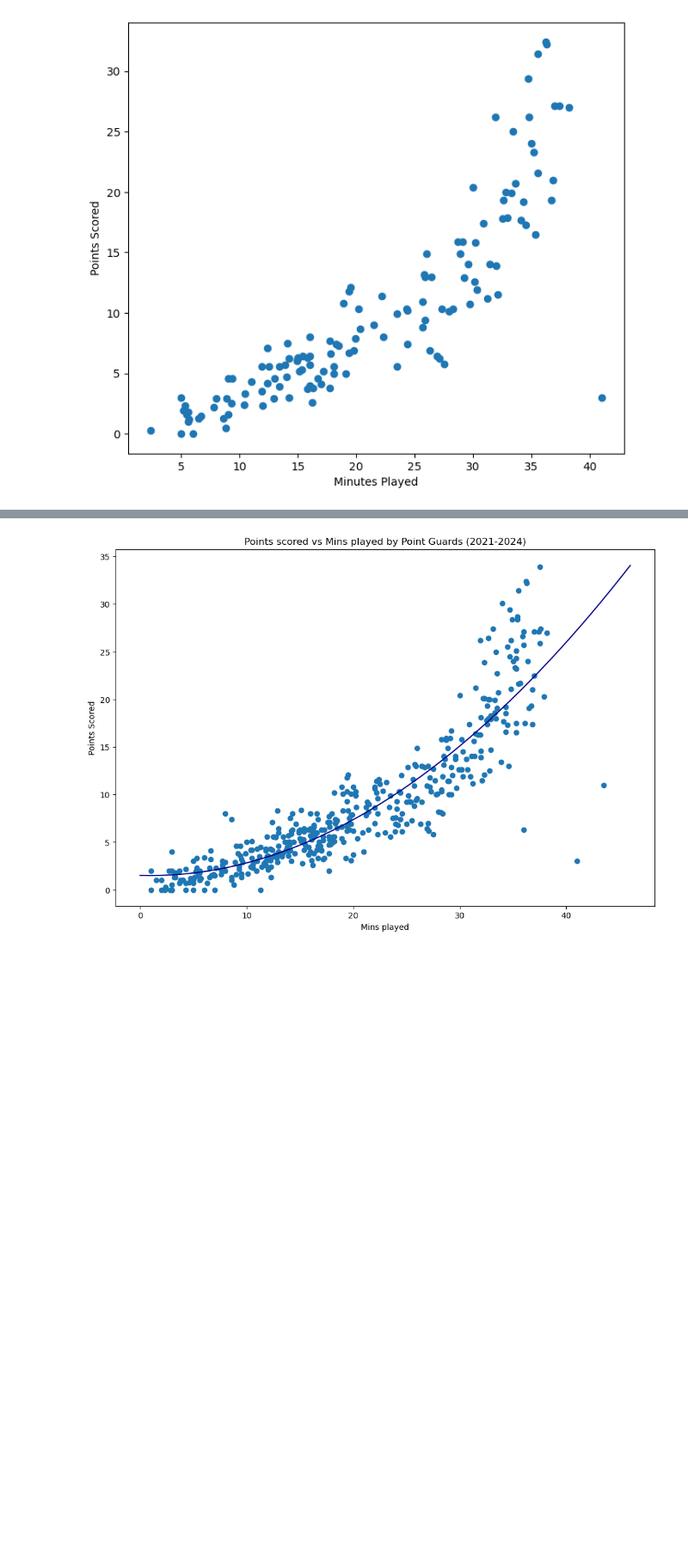
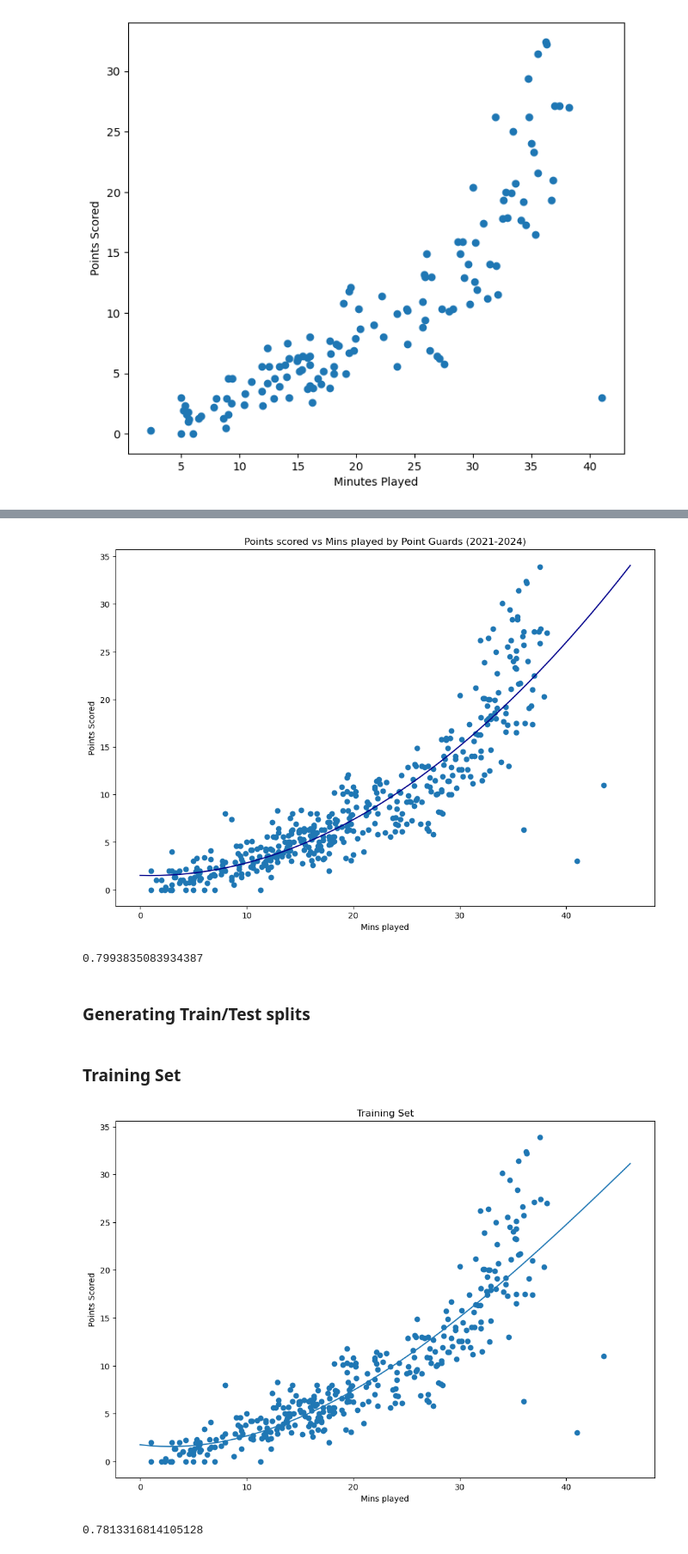
Before and after one commit to olvr446/NBAI, a Jupyter notebook: main.ipynb, the cells around one changed output, grey strips where cells are left out. Shown at 86% size. Cells and saved outputs as stored; diff of their text form; code cells hidden in the pictures; blank space fills up the shorter version.

```diff
--- a/main.ipynb
+++ b/main.ipynb
@@ -109,5 +147,28 @@ plt.xlabel("Mins played")
 plt.ylabel("Points Scored")
 plt.title("Points scored vs Mins played by Point Guards (2021-2024)")
 plt.show()
+print(r2_score(pg_points, poly_model(pg_mins)))
 # %% [output]
 [figure]
+0.7993835083934387
+# %% [markdown]
+### Generating Train/Test splits
+# %%
+poly_mins_train, poly_mins_test, poly_pts_train, poly_pts_test = train_test_split(pg_mins, pg_points, test_size=0.2, random_state=42)
+# %% [markdown]
+### Training Set
+# %%
+poly_train_model = np.poly1d(np.polyfit(poly_mins_train, poly_pts_train, 3))
+poly_train_line = np.linspace(0,46)
+
+plt.figure(figsize=(12,8))
+plt.scatter(poly_mins_train, poly_pts_train)
+plt.plot(poly_train_line, poly_train_model(poly_train_line))
+plt.xlabel("Mins played")
+plt.ylabel("Points Scored")
+plt.title("Training Set")
+plt.show()
+print(r2_score(poly_pts_train, poly_train_model(poly_mins_train)))
+# %% [output]
+[figure, added]
+0.7813316814105128
```
Also changed, not shown: parts of 17 cells of this notebook.
